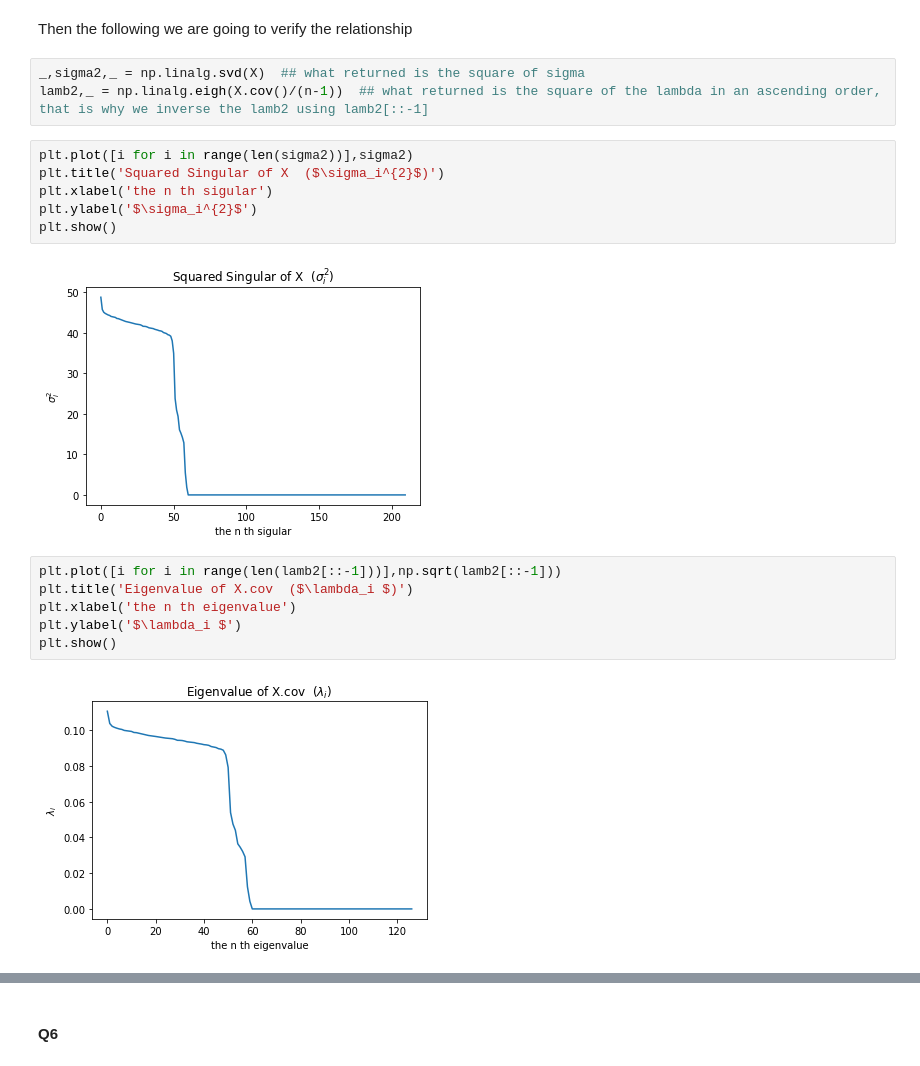
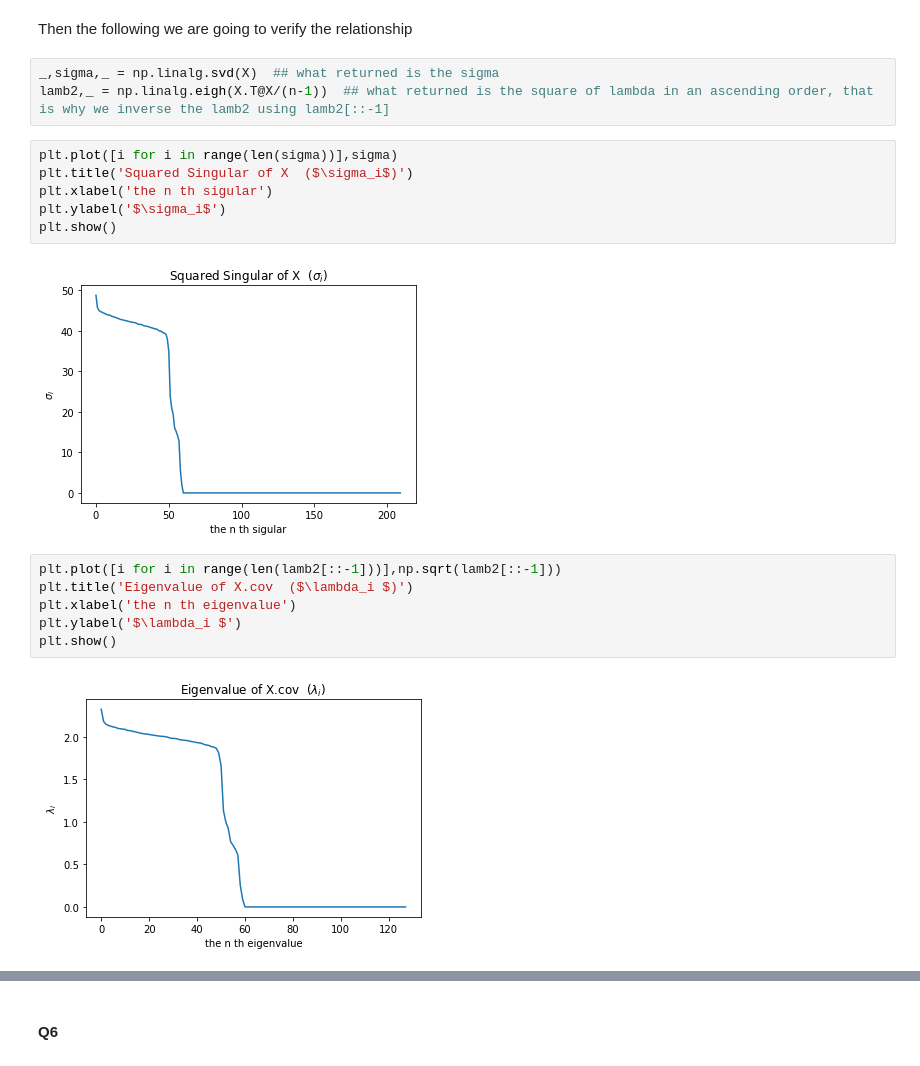
Before and after one commit to Antoninnnn/LinearModel, a Jupyter notebook: sd-tsia204_lab2_yang_yining.ipynb, the cells around one changed output, grey strips where cells are left out. Cells and saved outputs as stored; diff of their text form.

```diff
--- a/sd-tsia204_lab2_yang_yining.ipynb
+++ b/sd-tsia204_lab2_yang_yining.ipynb
@@ -230,16 +197,16 @@ The  it is obvious that $\lambda_{i}*(n-1) = \sigma_i^2$
 # %% [markdown]
 Then the following we are going to verify the relationship
 # %%
-_,sigma2,_ = np.linalg.svd(X)  ## what returned is the square of sigma
-lamb2,_ = np.linalg.eigh(X.cov()/(n-1))  ## what returned is the square of the lambda in an ascending order, that is why we inverse the lamb2 using lamb2[::-1]
+_,sigma,_ = np.linalg.svd(X)  ## what returned is the sigma
+lamb2,_ = np.linalg.eigh(X.T@X/(n-1))  ## what returned is the square of lambda in an ascending order, that is why we inverse the lamb2 using lamb2[::-1]
 # %%
-plt.plot([i for i in range(len(sigma2))],sigma2)
-plt.title('Squared Singular of X  ($\sigma_i^{2}$)')
+plt.plot([i for i in range(len(sigma))],sigma)
+plt.title('Squared Singular of X  ($\sigma_i$)')
 plt.xlabel('the n th sigular')
-plt.ylabel('$\sigma_i^{2}$')
+plt.ylabel('$\sigma_i$')
 plt.show()
 # %% [output]
-[figure, old version]
+[figure, new version]
 # %%
 plt.plot([i for i in range(len(lamb2[::-1]))],np.sqrt(lamb2[::-1]))
 plt.title('Eigenvalue of X.cov  ($\lambda_i $)')
@@ -247,4 +214,4 @@ plt.xlabel('the n th eigenvalue')
 plt.ylabel('$\lambda_i $')
 plt.show()
 # %% [output]
-[figure, old version]
+[figure, new version]
```
Also changed, not shown: parts of 93 cells of this notebook.
